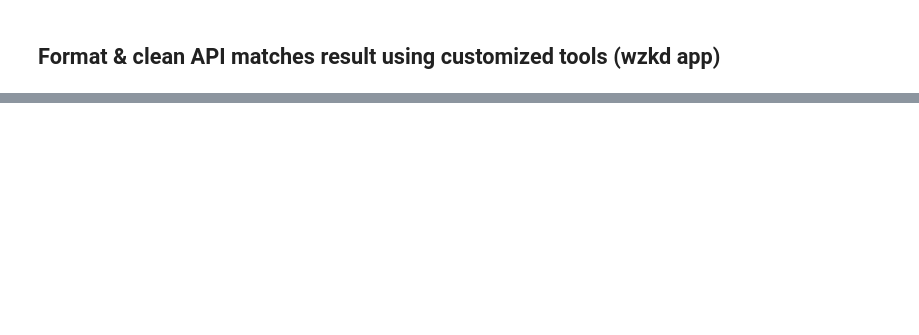
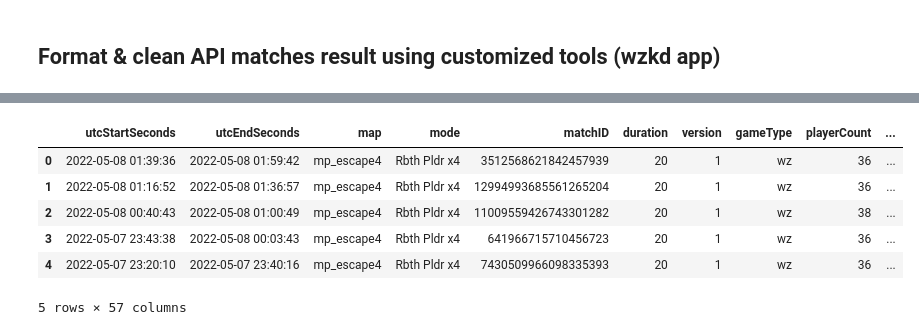
Before and after one commit to matthieuvion/wzkd, a Jupyter notebook: notebooks/format_matches.ipynb, the cells around one changed output, grey strips where cells are left out. Saved outputs shown, nothing was run; the diff lists cells and outputs as text; code cells hidden in the pictures; blank space fills up the shorter version.

```diff
--- a/notebooks/format_matches.ipynb
+++ b/notebooks/format_matches.ipynb
@@ -298,0 +461,17 @@ memory usage: 8.9+ KB
+# %%
+# load previously saved data
+with open('data/matches_history_60.pkl', 'rb') as f: # or 'matches_60.pkl'
+    more_matches = pickle.load(f)
+# %%
+df = res_to_df(more_matches, CONF)
+df = format_df(df, CONF, LABELS)
+df = augment_df(df, LABELS)
+df.head()
+# %% [output]
+|  | utcStartSeconds | utcEndSeconds | map | mode | matchID | duration | version | gameType | playerCount | ... |
+| 0 | 2022-05-08 01:39:36 | 2022-05-08 01:59:42 | mp_escape4 | Rbth Pldr x4 | 3512568621842457939 | 20 | 1 | wz | 36 | ... |
+| 1 | 2022-05-08 01:16:52 | 2022-05-08 01:36:57 | mp_escape4 | Rbth Pldr x4 | 12994993685561265204 | 20 | 1 | wz | 36 | ... |
+| 2 | 2022-05-08 00:40:43 | 2022-05-08 01:00:49 | mp_escape4 | Rbth Pldr x4 | 11009559426743301282 | 20 | 1 | wz | 38 | ... |
+| 3 | 2022-05-07 23:43:38 | 2022-05-08 00:03:43 | mp_escape4 | Rbth Pldr x4 | 641966715710456723 | 20 | 1 | wz | 36 | ... |
+| 4 | 2022-05-07 23:20:10 | 2022-05-07 23:40:16 | mp_escape4 | Rbth Pldr x4 | 7430509966098335393 | 20 | 1 | wz | 36 | ... |
+5 rows × 57 columns
```
Also changed, not shown: parts of 27 cells of this notebook, 41 other files.
